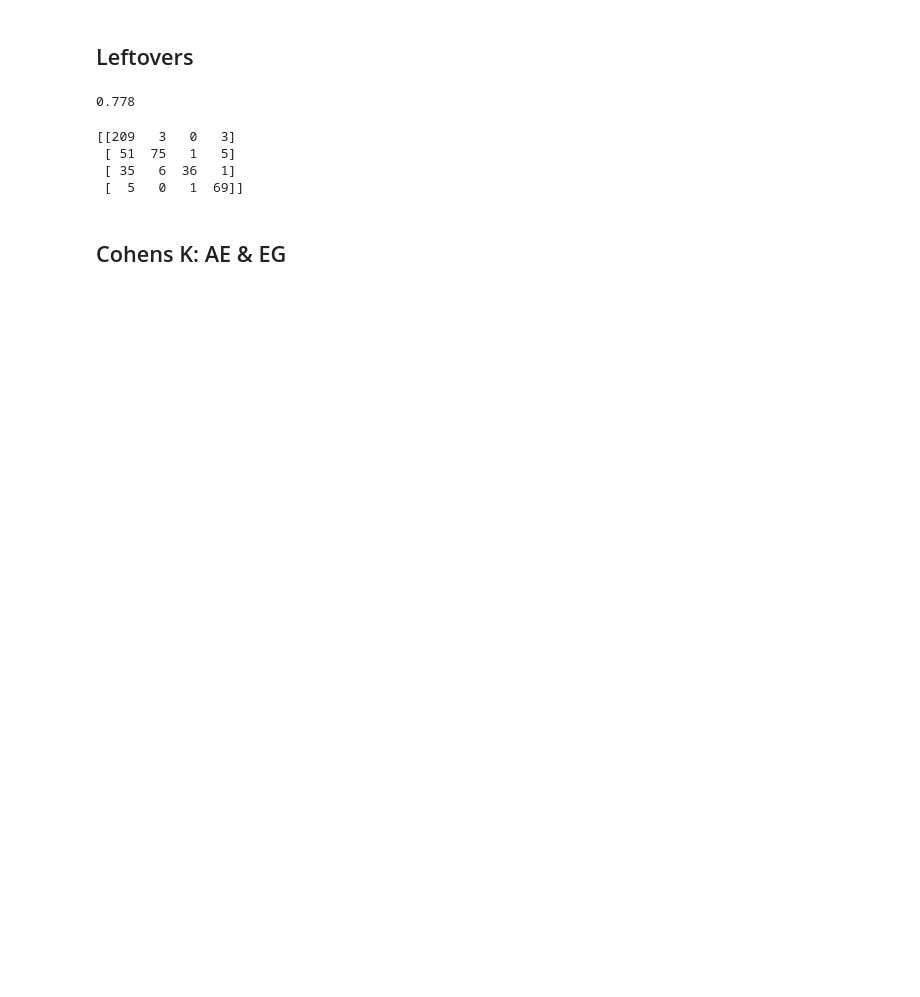
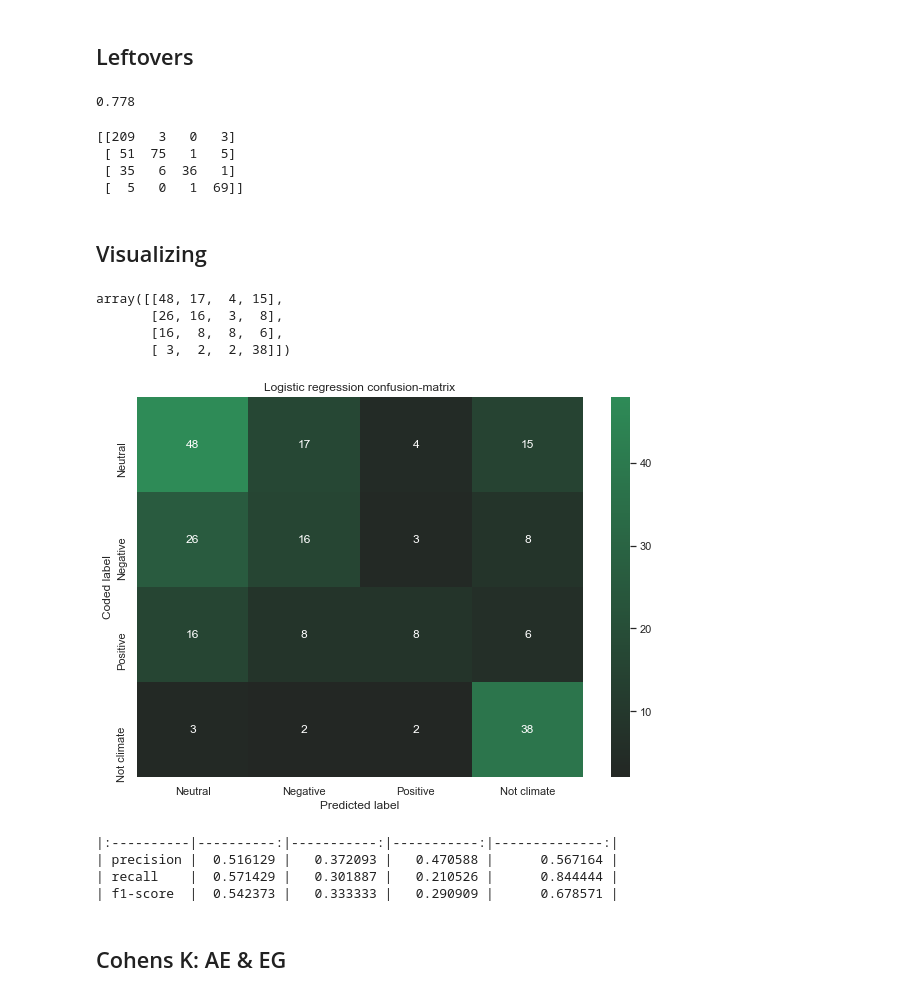
Before and after one commit to JeppeFoldberg/Digital-Methods-exam, a Jupyter notebook: Active Learning.ipynb, the cells around one changed output. Saved outputs shown, nothing was run; the diff lists cells and outputs as text; code cells hidden in the pictures; blank space fills up the shorter version.

```diff
--- a/Active Learning.ipynb
+++ b/Active Learning.ipynb
@@ -69,4 +71,4 @@ def get_unlabelled(new_df, old_df):
     unlabelled_df = old_df.loc[~old_df.index.isin(new_df.index)]
     return unlabelled_df
 # %%
-X_train, y_train, labelled_df = split_data('label.xlsx')
+X_train, X_test, y_train, y_test, labelled_df = split_data('label10.csv', test_data=True)
@@ -202,3 +201,39 @@ print(conf)
  [ 51  75   1   5]
  [ 35   6  36   1]
  [  5   0   1  69]]
+# %% [markdown]
+## Visualizing
+# %%
+y_pred = pipeline.predict(X_test)
+# %%
+y_test = np.array(y_test)
+# %%
+confusion_matrix(y_test, y_pred)
+# %% [output]
+array([[48, 17,  4, 15],
+       [26, 16,  3,  8],
+       [16,  8,  8,  6],
+       [ 3,  2,  2, 38]])
+# %%
+categories = ['Neutral', 'Negative', 'Positive', 'Not climate']
+logreg_eval = pd.DataFrame(confusion_matrix(y_test, y_pred), columns=categories, index=categories)
+# %%
+import matplotlib.pyplot as plt
+import seaborn as sns
+
+sns.set_theme(style="whitegrid")
+
+def heatmap(confusion_df, title):
+    cmap = sns.dark_palette('seagreen', as_cmap=True)
+    plt.figure(figsize = (10,7))
+    sns.heatmap(confusion_df, annot=True, cmap=cmap)
+    plt.xlabel('Predicted label')
+    plt.ylabel('Coded label')
+    plt.yticks(rotation=90)
+    plt.title(title)
+
+    plt.savefig(title, format='png')
+
+heatmap(logreg_eval, 'Logistic regression confusion-matrix')
+# %% [output]
+[figure, added]
@@ -205,2 +242,10 @@ print(conf)
+# %%
+logreg_scores = class_report_logreg.loc[['precision', 'recall', 'f1-score'], ['Neutral', 'Negative', 'Positive', 'Not climate']]
+print(logreg_scores.to_markdown())
+# %% [output]
+|:----------|----------:|-----------:|-----------:|--------------:|
+| precision |  0.516129 |   0.372093 |   0.470588 |      0.567164 |
+| recall    |  0.571429 |   0.301887 |   0.210526 |      0.844444 |
+| f1-score  |  0.542373 |   0.333333 |   0.290909 |      0.678571 |
 # %% [markdown]
 ## Cohens K: AE & EG
```
Also changed, not shown: parts of 13 cells of this notebook, 1 other file.
